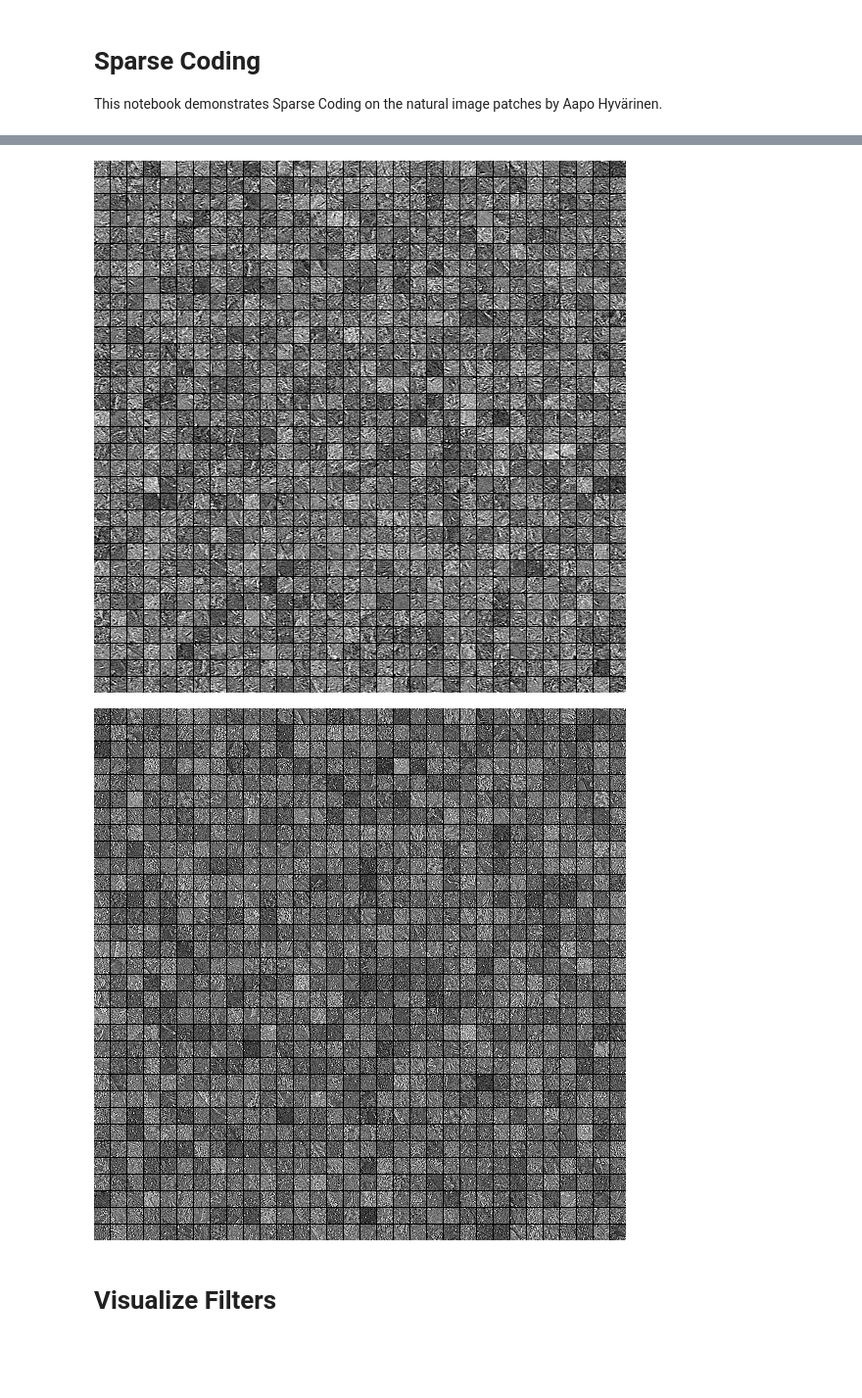
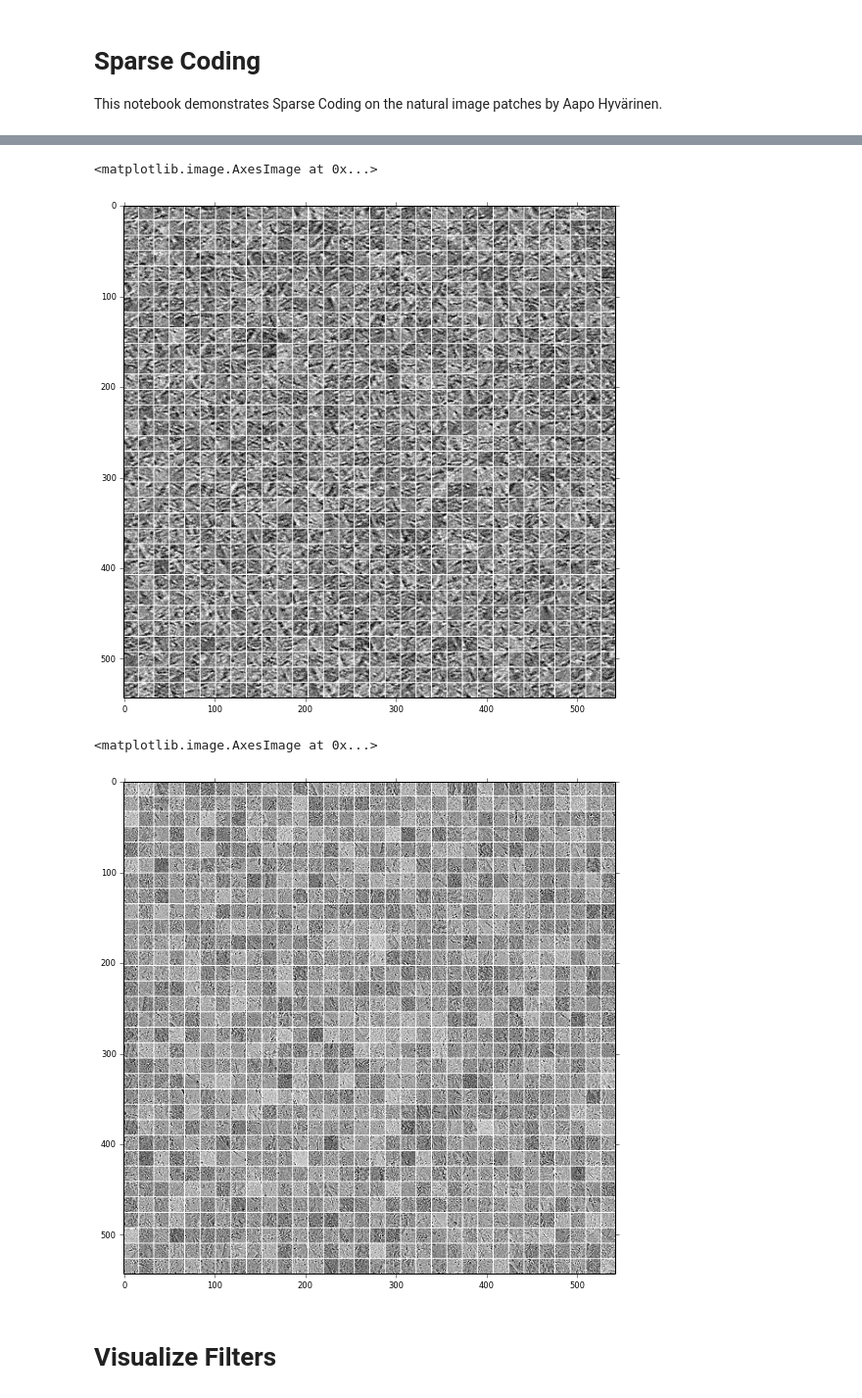
Before and after one commit to breze-no-salt/breze, a Jupyter notebook: notebooks/Sparse Coding on Hyvarinnen patches.ipynb, the cells around one changed output, grey strips where cells are left out. Shown at 98% size. Drawn from its saved outputs; the diff is of its cells as text; code cells hidden in the pictures; blank space fills up the shorter version.

Commit message:
tidied sparse coding notebook

```diff
--- a/notebooks/Sparse Coding on Hyvarinnen patches.ipynb
+++ b/notebooks/Sparse Coding on Hyvarinnen patches.ipynb
@@ -52,6 +51,8 @@ VX = patches[20000:30000]
 TX = patches[30000:]
 
 image_dims = 16, 16
+
+X, VX, TX = [breze.learn.base.cast_array_to_local_type(i) for i in X, VX, TX]
 # %%
 img = tile_raster_images(X[:1024], image_dims, (32, 32), (1, 1))
 # We write the filters to a file, since I do not like the matplot imshow functionality. :)
@@ -113,0 +63,11 @@ max_iter 100
+# %%
+n_features = 32
+c_sparsity = 5
+
+max_passes = 50
+batch_size = 2000
+max_iter = max_passes * X.shape[0] / batch_size
+n_report = X.shape[0] / batch_size
+
+fe = SparseCoding(X.shape[1], n_features, c_sparsity=c_sparsity, batch_size=batch_size)
+losses = []
@@ -118,15 +115,17 @@ R = fe.inverse_transform(F)
 # %%
 img = tile_raster_images(R[:1024], image_dims, (32, 32), (1, 1))
 # We write the filters to a file, since I do not like the matplot imshow functionality. :)
-save_and_display(img, 'example_reconstructions.png')
+plt.imshow(img, cmap=cm.binary)
 # %% [output]
+<matplotlib.image.AxesImage at 0x...>
-[figure, old version]
+[figure, new version]
 # %%
 img = tile_raster_images((X[:1024] - R[:1024]), image_dims, (32, 32), (1, 1))
 # We write the filters to a file, since I do not like the matplot imshow functionality. :)
-save_and_display(img, 'example_residuals.png')
+plt.imshow(img, cmap=cm.binary)
 # %% [output]
+<matplotlib.image.AxesImage at 0x...>
-[figure, old version]
+[figure, new version]
 # %% [markdown]
 Visualize Filters
 =================
```
Also changed, not shown: parts of 15 cells of this notebook.
